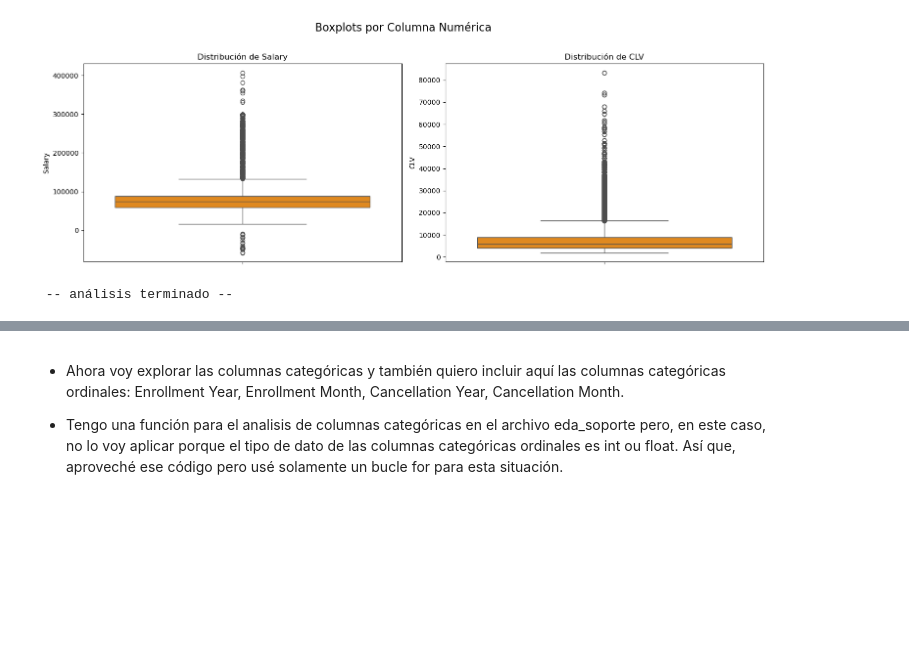
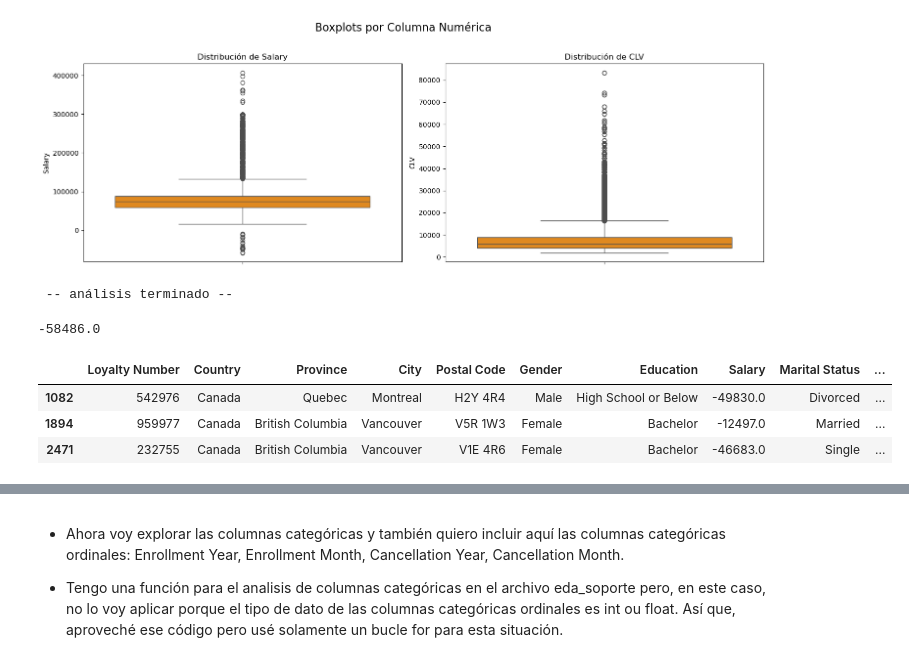
Before and after one commit to Adalab/bda-modulo-3-evaluacion-final-ariana-caldeira, a Jupyter notebook: EF_modulo_3_DA_Ariana.ipynb, the cells around one changed output, grey strips where cells are left out. Saved outputs shown, nothing was run; the diff lists cells and outputs as text; code cells hidden in the pictures; blank space fills up the shorter version.

```diff
--- a/EF_modulo_3_DA_Ariana.ipynb
+++ b/EF_modulo_3_DA_Ariana.ipynb
@@ -302,3 +302,20 @@ ________________________________________________
 🗳️ BOXPLOTS PARA DETECTAR OUTLIERS Y DISTRIBUCIÓN
 [figure]
  -- análisis terminado --
+# %%
+# Identifiqué valores negativos en la columna 'Salary'
+# Exploro esos valores negativos
+
+df_loyalty['Salary'].min()
+# %% [output]
+-58486.0
+# %%
+# Filtro las filas con salario negativo
+
+negativos = df_loyalty[df_loyalty['Salary'] < 0]
+negativos.head(2)
+# %% [output]
+|  | Loyalty Number | Country | Province | City | Postal Code | Gender | Education | Salary | Marital Status | ... |
+| 1082 | 542976 | Canada | Quebec | Montreal | H2Y 4R4 | Male | High School or Below | -49830.0 | Divorced | ... |
+| 1894 | 959977 | Canada | British Columbia | Vancouver | V5R 1W3 | Female | Bachelor | -12497.0 | Married | ... |
+| 2471 | 232755 | Canada | British Columbia | Vancouver | V1E 4R6 | Female | Bachelor | -46683.0 | Single | ... |
```
Also changed, not shown: parts of 16 cells of this notebook.
